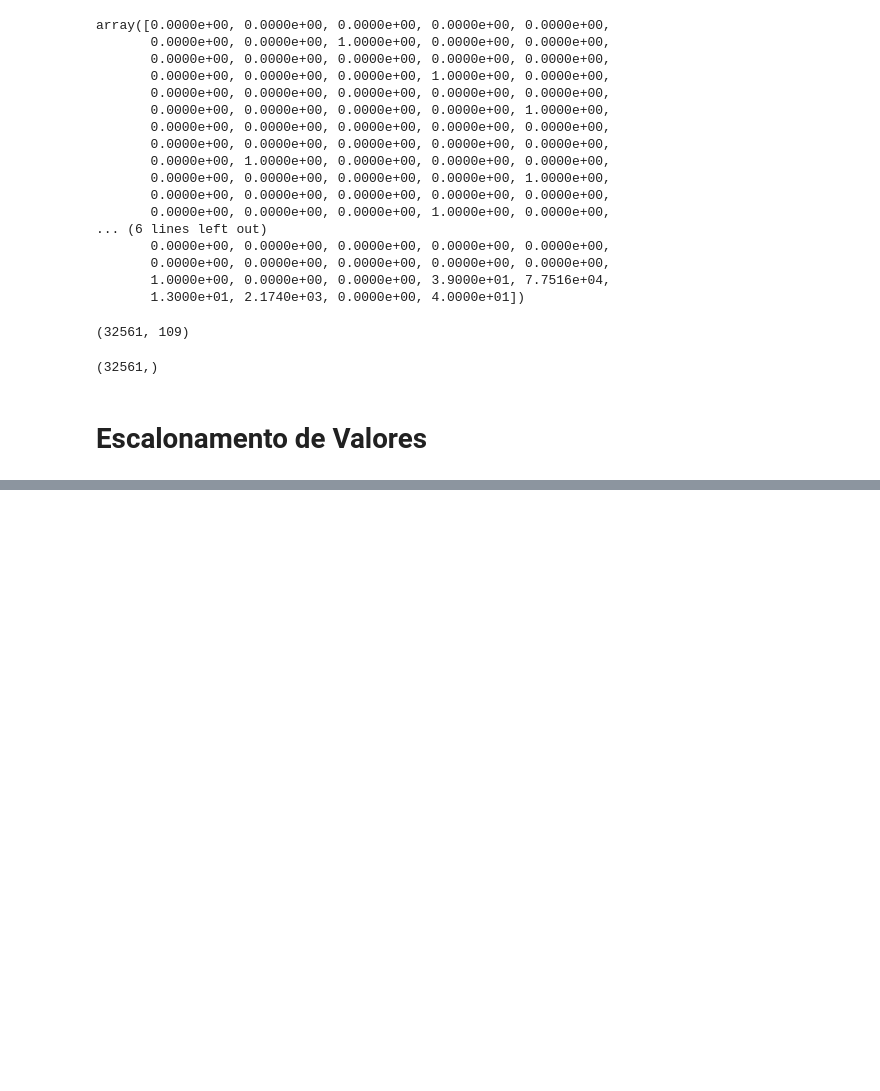
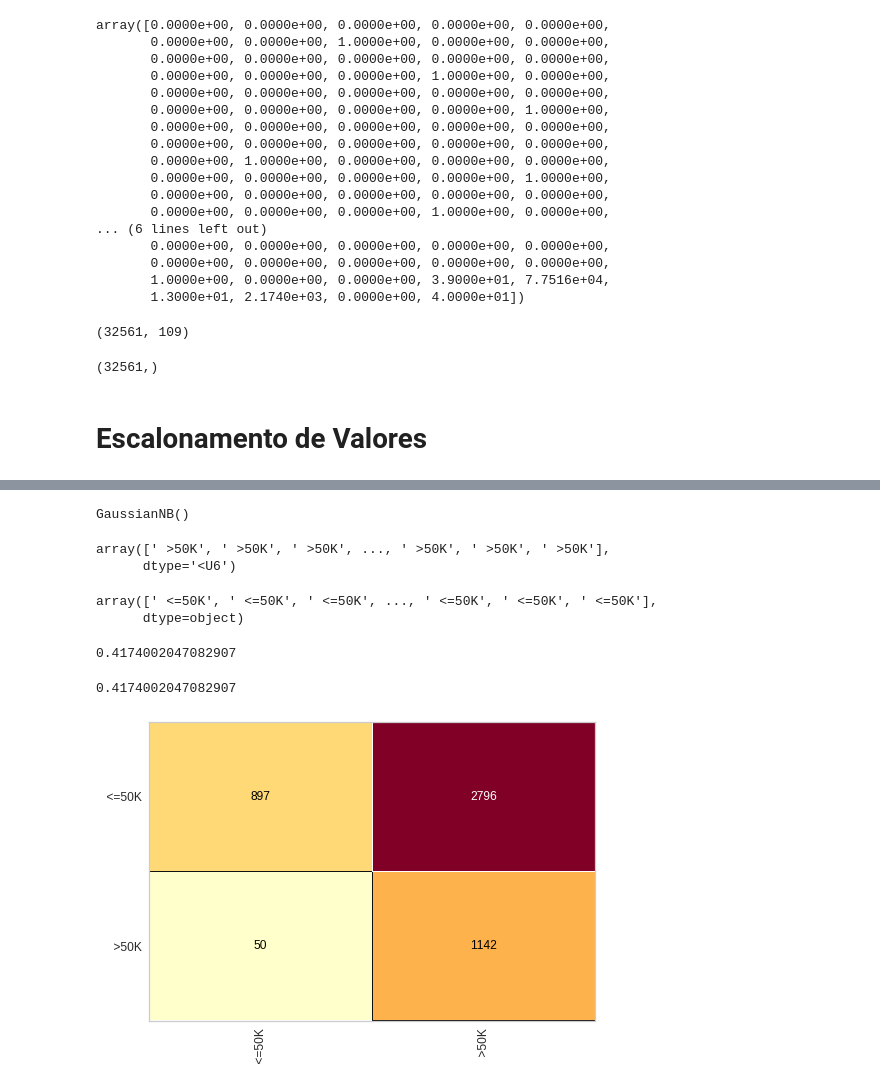
Before and after one commit to LeandroMartins0/base_census, a Jupyter notebook: Base_Census.ipynb, the cells around one changed output, grey strips where cells are left out. Cells and saved outputs as stored; diff of their text form; code cells hidden in the pictures; blank space fills up the shorter version.

```diff
--- a/Base_Census.ipynb
+++ b/Base_Census.ipynb
@@ -272,0 +305,5 @@ Y_census.shape
+# %%
+# Vamos criar 4 novas variáveis
+# 75% da base
+
+X_census_treinamento, X_census_teste, Y_census_treinamento, Y_census_teste = train_test_split(X_census, Y_census, test_size = 0.15, random_state = 0)
@@ -272,0 +326,6 @@ Y_census.shape
+# %%
+with open('census.pkl', mode = 'wb') as f:
+  pickle.dump([X_census_treinamento, Y_census_treinamento, X_census_teste, Y_census_teste], f)
+# %%
+with open('census.pkl', 'rb') as f:
+  X_census_treinamento, Y_census_treinamento, X_census_teste, Y_census_teste = pickle.load(f)
@@ -272,0 +344,20 @@ Y_census.shape
+# %%
+naive_census = GaussianNB()
+naive_census.fit(X_census_treinamento, Y_census_treinamento)
+# %% [output]
+GaussianNB()
+# %%
+# Previsões geradas
+
+previsoes = naive_census.predict(X_census_teste)
+previsoes
+# %% [output]
+array([' >50K', ' >50K', ' >50K', ..., ' >50K', ' >50K', ' >50K'],
+      dtype='<U6')
+# %%
+# Comparação
+
+Y_census_teste
+# %% [output]
+array([' <=50K', ' <=50K', ' <=50K', ..., ' <=50K', ' <=50K', ' <=50K'],
+      dtype=object)
@@ -272,0 +366,10 @@ Y_census.shape
+# %%
+# Taxa de acerto
+# 41%
+# Por ter apenas 2 categorias de classe é como se estivessemos jogando cara ou coroa
+# Outros algoritmos serão utilizados
+# Ponto importante, caso não for utilizado o #ESCALONAMENTO# teremos melhores resultados
+
+accuracy_score(Y_census_teste, previsoes)
+# %% [output]
+0.4174002047082907
@@ -272,0 +378,9 @@ Y_census.shape
+# %%
+# Matrix de confusão
+
+cm = ConfusionMatrix(naive_census)
+cm.fit(X_census_treinamento, Y_census_treinamento)
+cm.score(X_census_teste, Y_census_teste)
+# %% [output]
+0.4174002047082907
+[figure, added]
```
Also changed, not shown: parts of 17 cells of this notebook.
